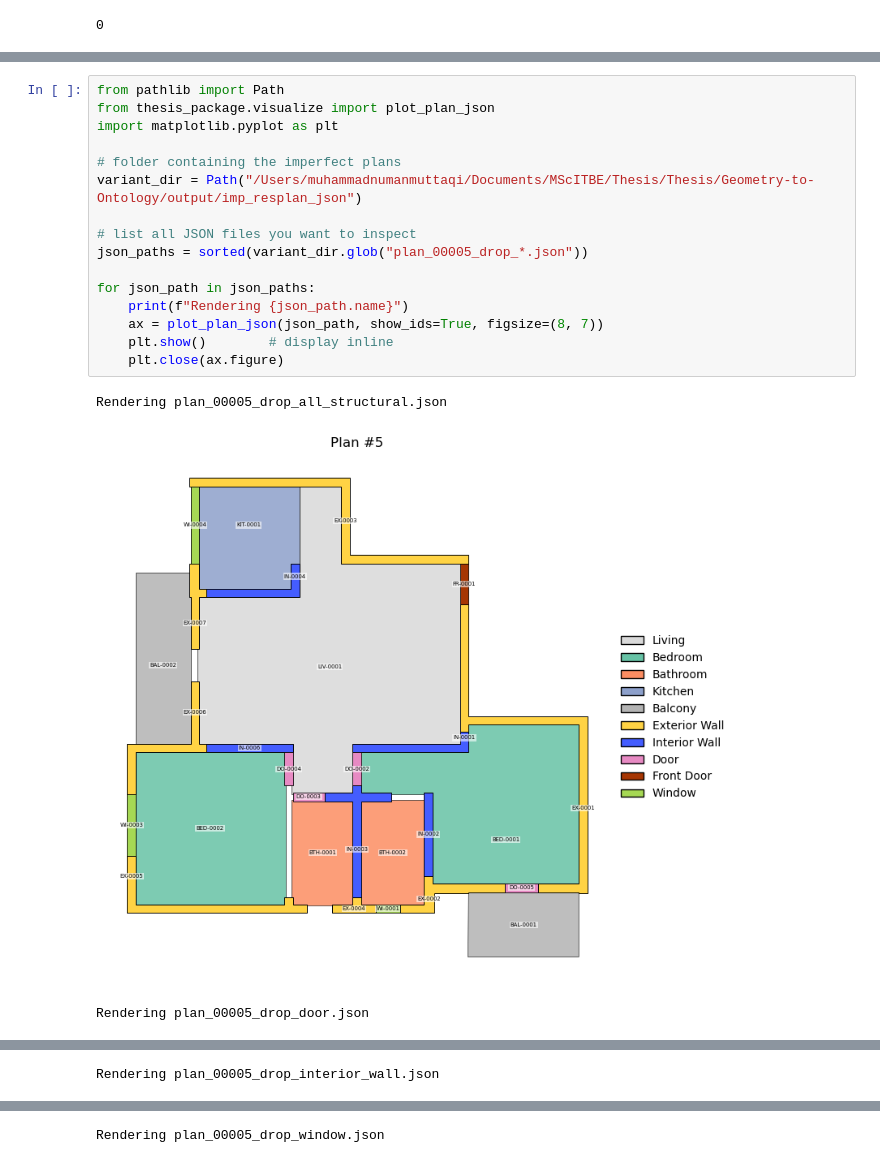
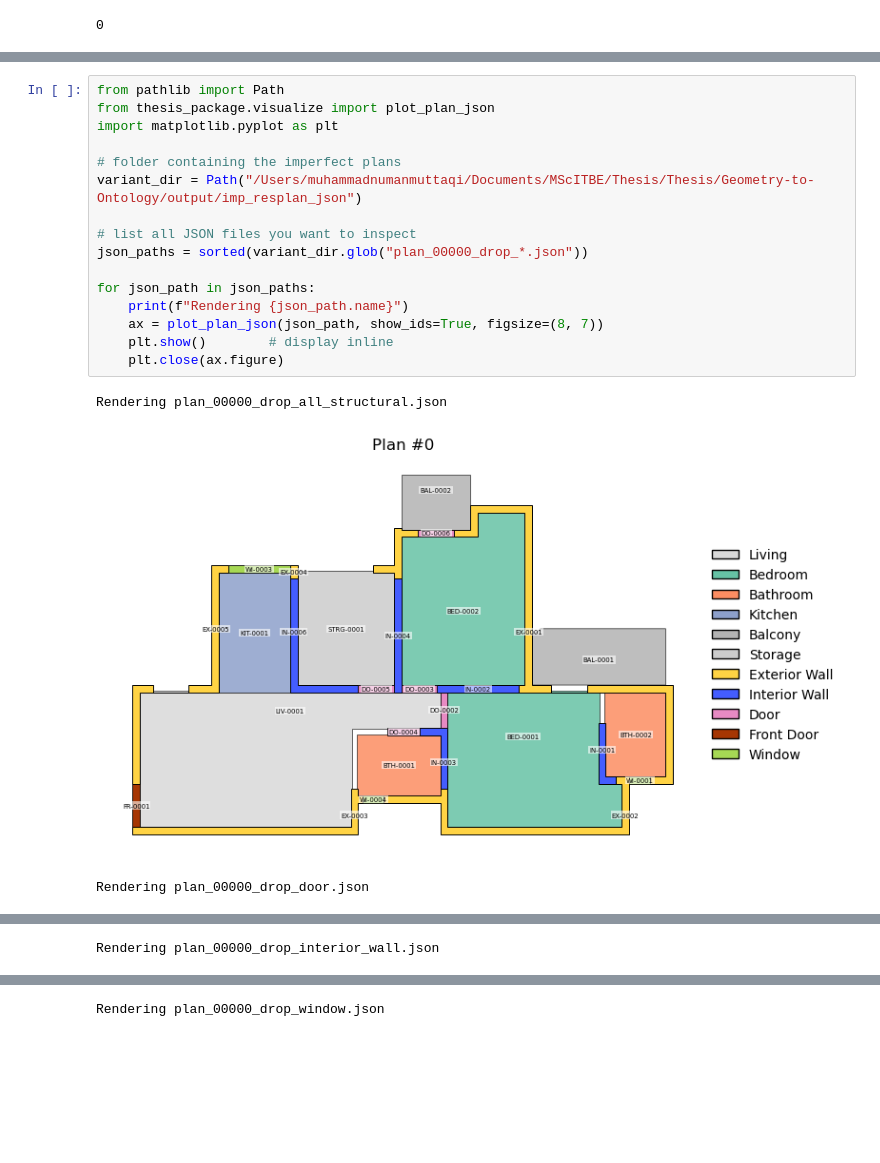
Before and after one commit to numanmuttaqi/Geometry-to-Ontology, a Jupyter notebook: Notebooks/visualization.ipynb, the cells around one changed output, grey strips where cells are left out. Saved outputs shown, nothing was run; the diff lists cells and outputs as text; blank space fills up the shorter version.

```diff
--- a/Notebooks/visualization.ipynb
+++ b/Notebooks/visualization.ipynb
@@ -104,20 +104,20 @@ Saved drop_all_structural → /Users/muhammadnumanmuttaqi/Documents/MScITBE/Thes
 # %%
 from pathlib import Path
 from thesis_package.visualize import plot_plan_json
 import matplotlib.pyplot as plt
 
 # folder containing the imperfect plans
 variant_dir = Path("/Users/muhammadnumanmuttaqi/Documents/MScITBE/Thesis/Thesis/Geometry-to-Ontology/output/imp_resplan_json")
 
 # list all JSON files you want to inspect
-json_paths = sorted(variant_dir.glob("plan_00005_drop_*.json"))
+json_paths = sorted(variant_dir.glob("plan_00000_drop_*.json"))
 
 for json_path in json_paths:
     print(f"Rendering {json_path.name}")
     ax = plot_plan_json(json_path, show_ids=True, figsize=(8, 7))
     plt.show()        # display inline
     plt.close(ax.figure)
 # %% [output]
-Rendering plan_00005_drop_all_structural.json
+Rendering plan_00000_drop_all_structural.json
-[figure, old version]
+[figure, new version]
-Rendering plan_00005_drop_door.json
+Rendering plan_00000_drop_door.json
@@ -125 +125 @@ Rendering plan_00005_drop_door.json
-Rendering plan_00005_drop_interior_wall.json
+Rendering plan_00000_drop_interior_wall.json
@@ -127 +127 @@ Rendering plan_00005_drop_interior_wall.json
-Rendering plan_00005_drop_window.json
+Rendering plan_00000_drop_window.json
```
Also changed, not shown: parts of 7 cells of this notebook, 24 other files.
